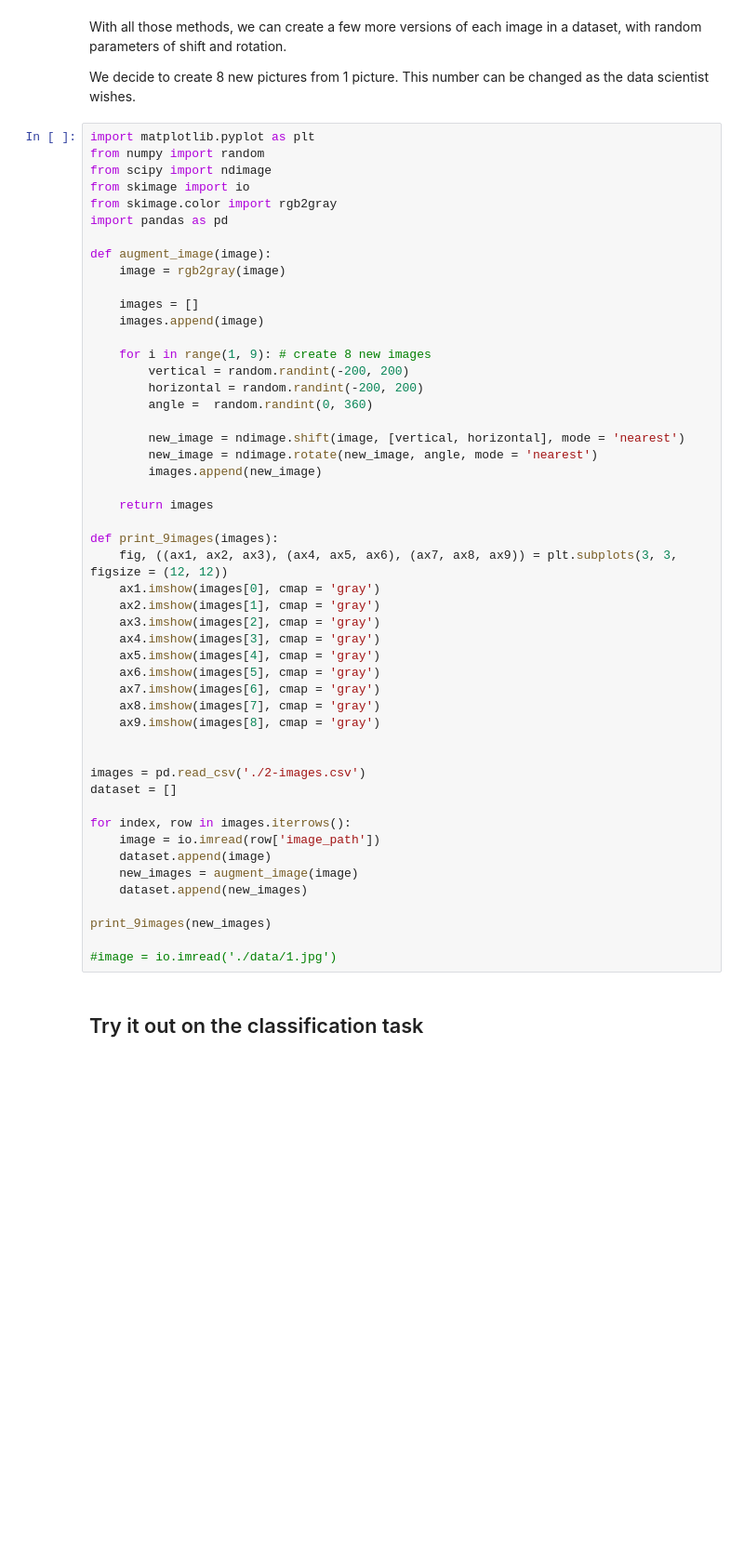
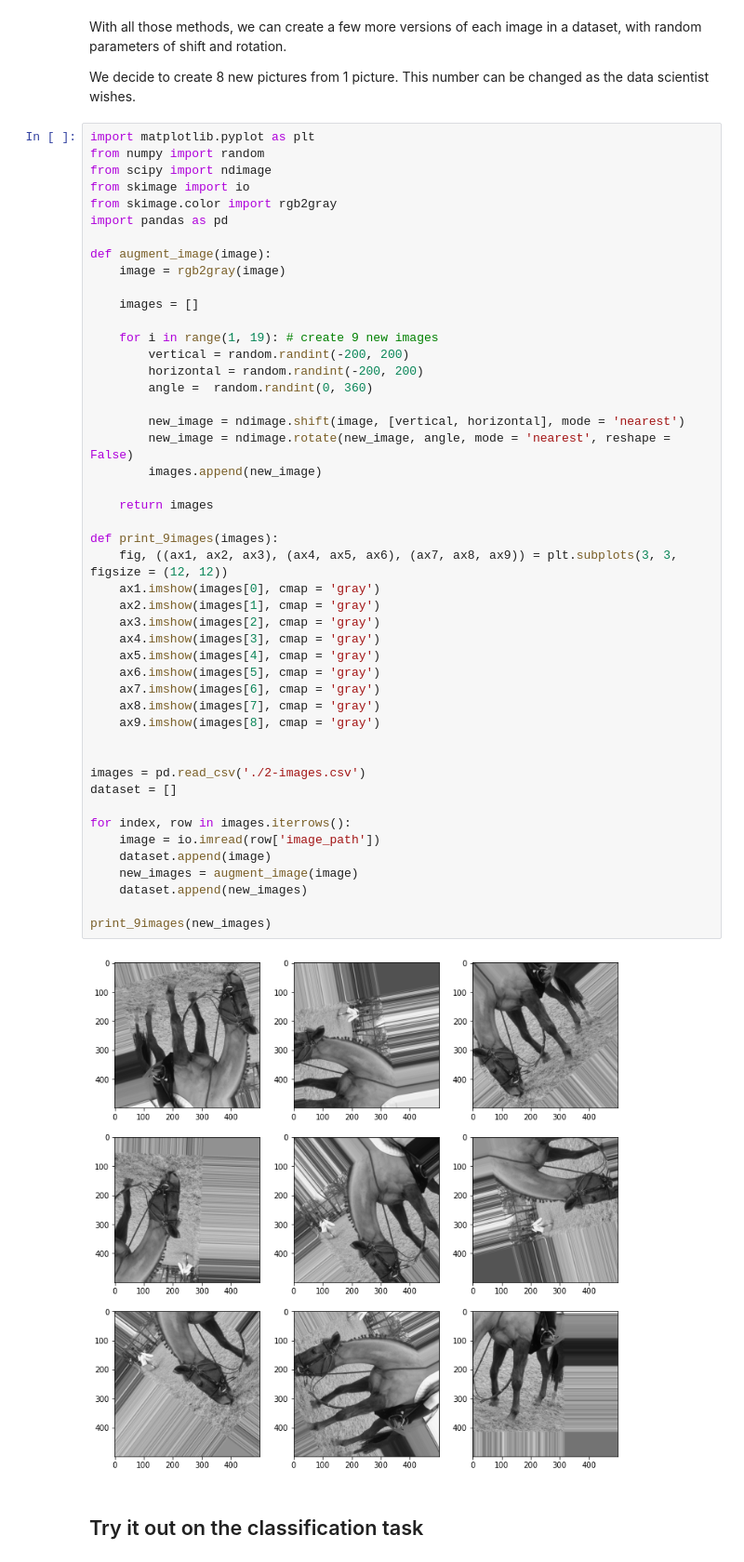
Before and after one commit to annalaine/quaxp, a Jupyter notebook: 2-3-2-augmentation.ipynb, the cells around one changed output. Shown at 93% size. Drawn from its saved outputs; the diff is of its cells as text; blank space fills up the shorter version.

```diff
--- a/2-3-2-augmentation.ipynb
+++ b/2-3-2-augmentation.ipynb
@@ -188,43 +190,42 @@ def augment_image(image):
     image = rgb2gray(image)
 
     images = []
-    images.append(image)
 
-    for i in range(1, 9): # create 8 new images
+    for i in range(1, 19): # create 9 new images
         vertical = random.randint(-200, 200)
         horizontal = random.randint(-200, 200)
         angle =  random.randint(0, 360)
 
         new_image = ndimage.shift(image, [vertical, horizontal], mode = 'nearest')
-        new_image = ndimage.rotate(new_image, angle, mode = 'nearest')
+        new_image = ndimage.rotate(new_image, angle, mode = 'nearest', reshape = False)
         images.append(new_image)
 
     return images
 
 def print_9images(images):
     fig, ((ax1, ax2, ax3), (ax4, ax5, ax6), (ax7, ax8, ax9)) = plt.subplots(3, 3, figsize = (12, 12))
     ax1.imshow(images[0], cmap = 'gray')
     ax2.imshow(images[1], cmap = 'gray')
     ax3.imshow(images[2], cmap = 'gray')
     ax4.imshow(images[3], cmap = 'gray')
     ax5.imshow(images[4], cmap = 'gray')
     ax6.imshow(images[5], cmap = 'gray')
     ax7.imshow(images[6], cmap = 'gray')
     ax8.imshow(images[7], cmap = 'gray')
     ax9.imshow(images[8], cmap = 'gray')
 
 
 images = pd.read_csv('./2-images.csv')
 dataset = []
 
 for index, row in images.iterrows():
     image = io.imread(row['image_path'])
     dataset.append(image)
     new_images = augment_image(image)
     dataset.append(new_images)
 
 print_9images(new_images)
-
-#image = io.imread('./data/1.jpg')
+# %% [output]
+[figure, added]
 # %% [markdown]
 ## Try it out on the classification task
```
Also changed, not shown: parts of 9 cells of this notebook, 1 other file.
